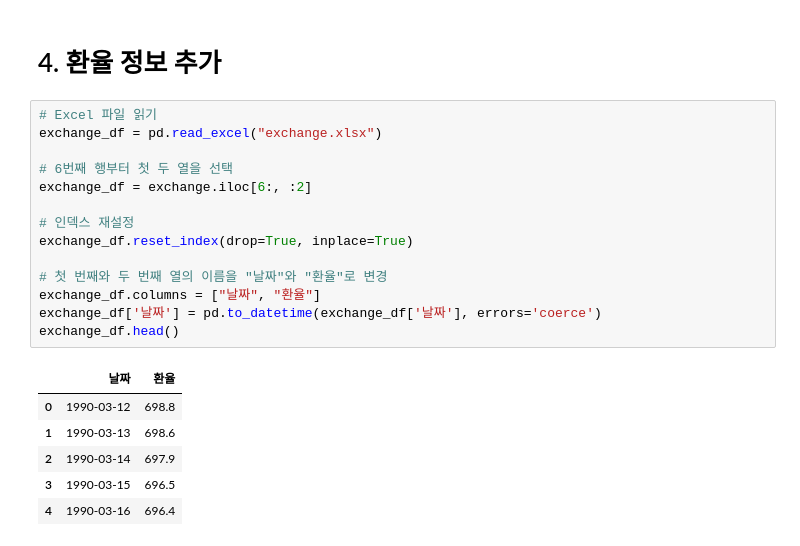
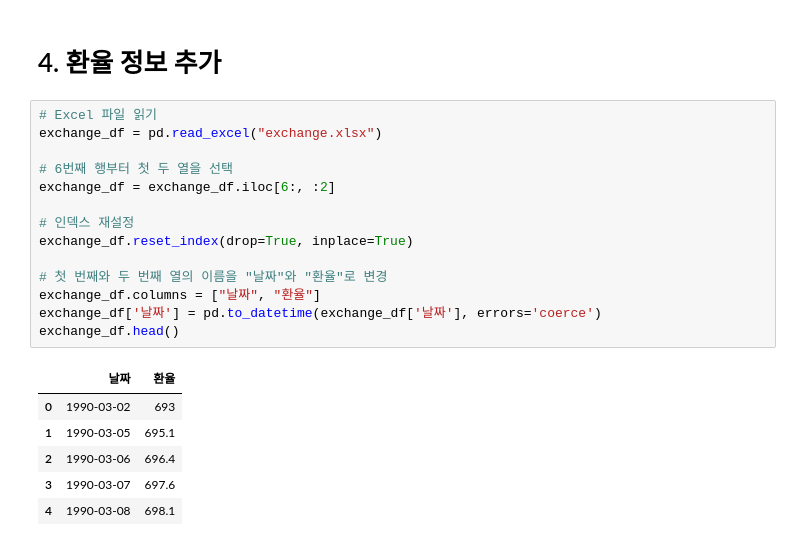
Before and after one commit to PhamPham2S/practice-AI, a Jupyter notebook: House_Pricing/House_Pricing.ipynb, the cells around one changed output. Saved outputs shown, nothing was run; the diff lists cells and outputs as text.

```diff
--- a/House_Pricing/House_Pricing.ipynb
+++ b/House_Pricing/House_Pricing.ipynb
@@ -202,21 +207,21 @@ df['기준금리'] = df['계약날짜'].apply(get_closest_rate)
 # %%
 # Excel 파일 읽기
 exchange_df = pd.read_excel("exchange.xlsx")
 
 # 6번째 행부터 첫 두 열을 선택
-exchange_df = exchange.iloc[6:, :2]
+exchange_df = exchange_df.iloc[6:, :2]
 
 # 인덱스 재설정
 exchange_df.reset_index(drop=True, inplace=True)
 
 # 첫 번째와 두 번째 열의 이름을 "날짜"와 "환율"로 변경
 exchange_df.columns = ["날짜", "환율"]
 exchange_df['날짜'] = pd.to_datetime(exchange_df['날짜'], errors='coerce')
 exchange_df.head()
 # %% [output]
 |  | 날짜 | 환율 |
-| 0 | 1990-03-12 | 698.8 |
-| 1 | 1990-03-13 | 698.6 |
-| 2 | 1990-03-14 | 697.9 |
-| 3 | 1990-03-15 | 696.5 |
-| 4 | 1990-03-16 | 696.4 |
+| 0 | 1990-03-02 | 693 |
+| 1 | 1990-03-05 | 695.1 |
+| 2 | 1990-03-06 | 696.4 |
+| 3 | 1990-03-07 | 697.6 |
+| 4 | 1990-03-08 | 698.1 |
```
Also changed, not shown: parts of 24 cells of this notebook.
